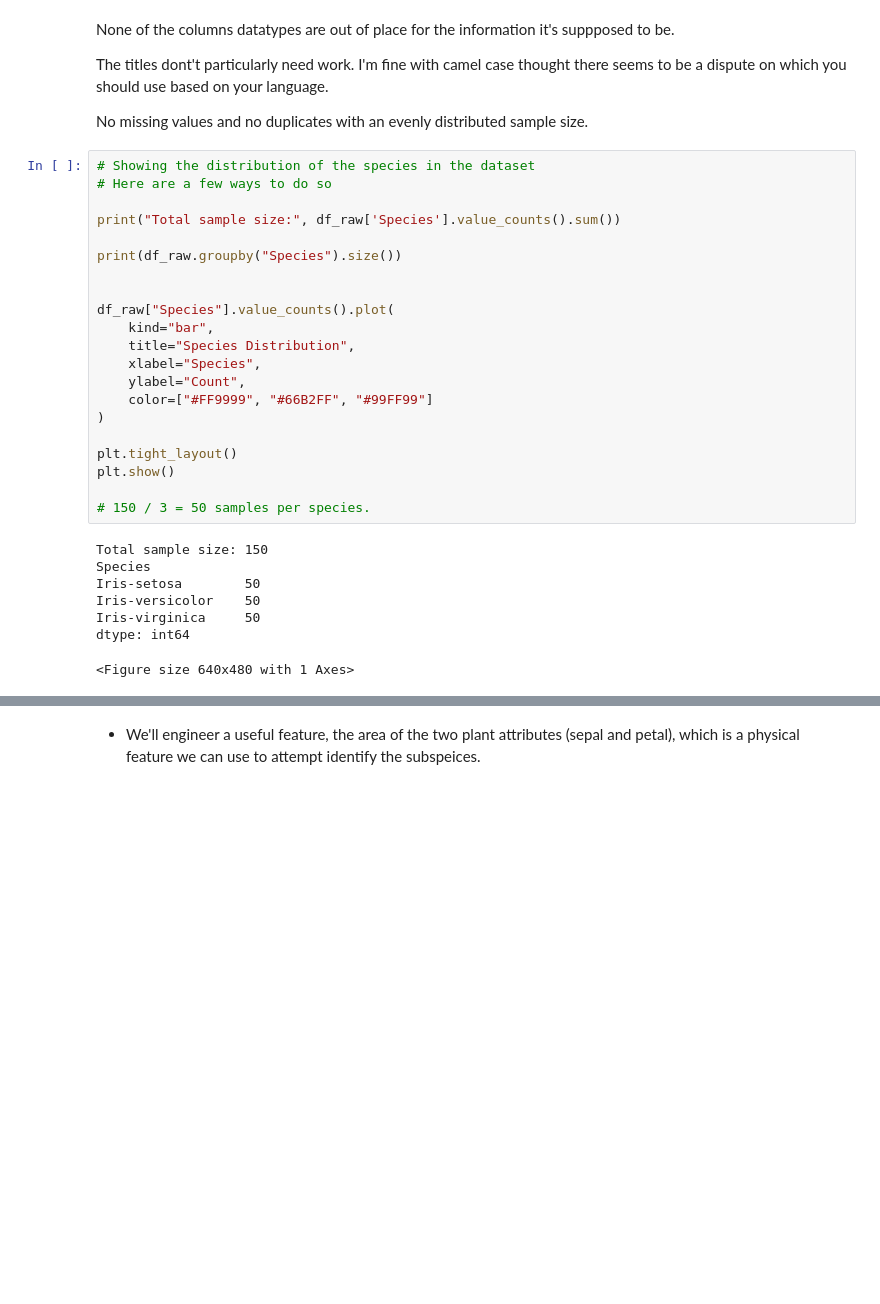
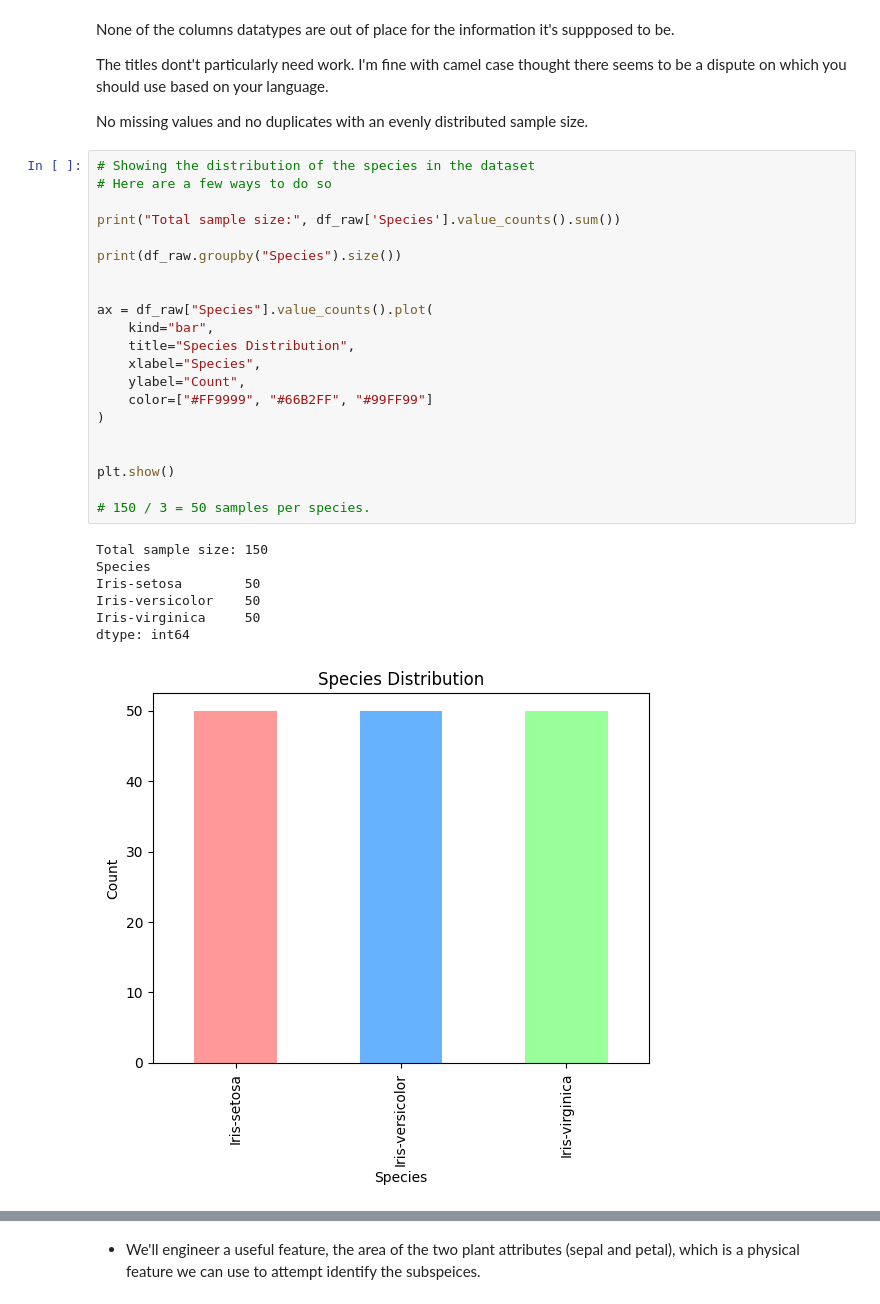
Before and after one commit to 13NateMate37/Practice_with_Iris_take2, a Jupyter notebook: jupyter_notebooks/1_irisprac_ETL.ipynb, the cells around one changed output, grey strips where cells are left out. Saved outputs shown, nothing was run; the diff lists cells and outputs as text; blank space fills up the shorter version.

```diff
--- a/jupyter_notebooks/1_irisprac_ETL.ipynb
+++ b/jupyter_notebooks/1_irisprac_ETL.ipynb
@@ -124,29 +124,29 @@ No missing values and no duplicates with an evenly distributed sample size.
 # %%
 # Showing the distribution of the species in the dataset
 # Here are a few ways to do so
 
 print("Total sample size:", df_raw['Species'].value_counts().sum())
 
 print(df_raw.groupby("Species").size())
 
 
-df_raw["Species"].value_counts().plot(
+ax = df_raw["Species"].value_counts().plot(
     kind="bar",
     title="Species Distribution",
     xlabel="Species",
     ylabel="Count",
     color=["#FF9999", "#66B2FF", "#99FF99"]
 )
 
-plt.tight_layout()
+
 plt.show()
 
 # 150 / 3 = 50 samples per species.
 # %% [output]
 Total sample size: 150
 Species
 Iris-setosa        50
 Iris-versicolor    50
 Iris-virginica     50
 dtype: int64
-<Figure size 640x480 with 1 Axes>
+[figure, added]
```
Also changed, not shown: parts of 2 cells of this notebook, 1 other file.
